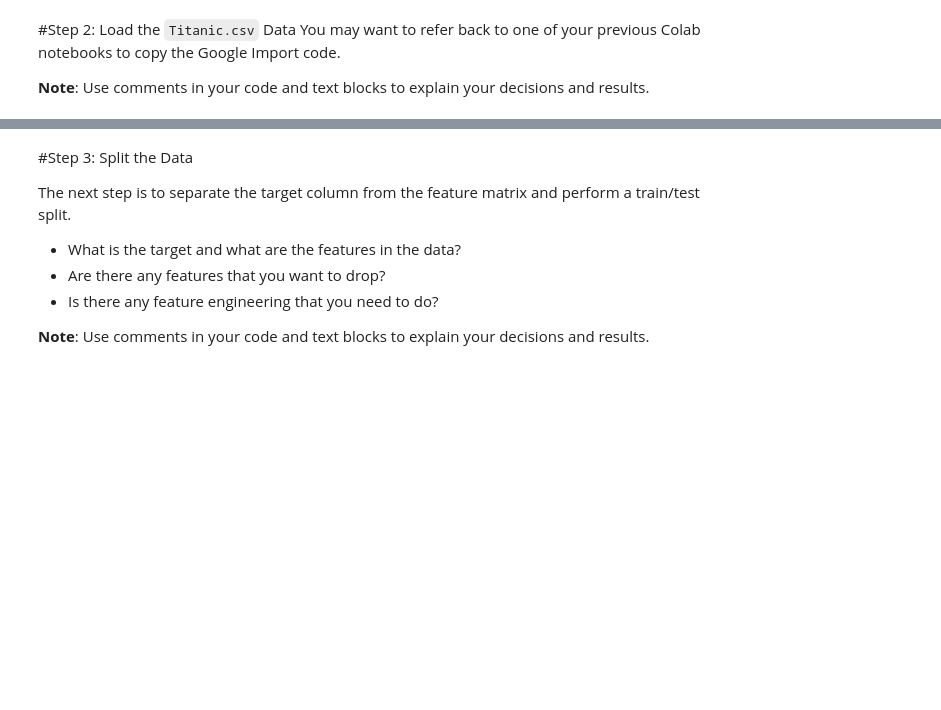
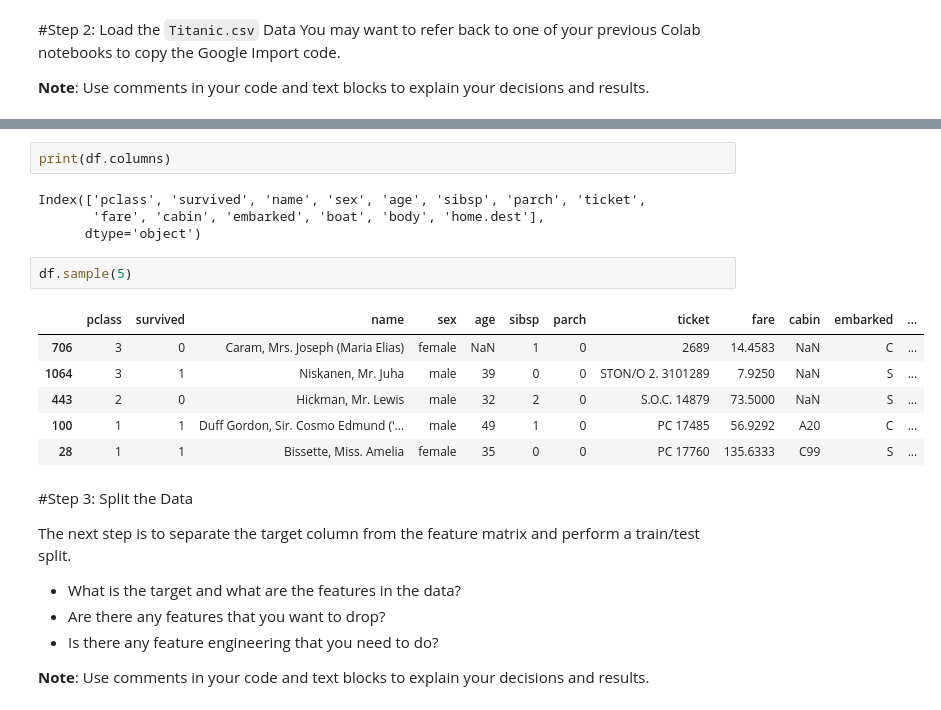
Before and after one commit to SimoneKris/KGS-Data-Analytics-Portfolio, a Jupyter notebook: Titanic_Machine_Learning_Final_Project.ipynb, the cells around one changed output, grey strips where cells are left out. Cells and saved outputs as stored; diff of their text form; blank space fills up the shorter version.

```diff
--- a/Titanic_Machine_Learning_Final_Project.ipynb
+++ b/Titanic_Machine_Learning_Final_Project.ipynb
@@ -109,3 +121,18 @@ df.head()
+# %%
+print(df.columns)
+# %% [output]
+Index(['pclass', 'survived', 'name', 'sex', 'age', 'sibsp', 'parch', 'ticket',
+       'fare', 'cabin', 'embarked', 'boat', 'body', 'home.dest'],
+      dtype='object')
+# %%
+df.sample(5)
+# %% [output]
+|  | pclass | survived | name | sex | age | sibsp | parch | ticket | fare | cabin | embarked | ... |
+| 706 | 3 | 0 | Caram, Mrs. Joseph (Maria Elias) | female | NaN | 1 | 0 | 2689 | 14.4583 | NaN | C | ... |
+| 1064 | 3 | 1 | Niskanen, Mr. Juha | male | 39 | 0 | 0 | STON/O 2. 3101289 | 7.9250 | NaN | S | ... |
+| 443 | 2 | 0 | Hickman, Mr. Lewis | male | 32 | 2 | 0 | S.O.C. 14879 | 73.5000 | NaN | S | ... |
+| 100 | 1 | 1 | Duff Gordon, Sir. Cosmo Edmund ('... | male | 49 | 1 | 0 | PC 17485 | 56.9292 | A20 | C | ... |
+| 28 | 1 | 1 | Bissette, Miss. Amelia | female | 35 | 0 | 0 | PC 17760 | 135.6333 | C99 | S | ... |
 # %% [markdown]
 #Step 3: Split the Data
 
```
Also changed, not shown: parts of 10 cells of this notebook.
